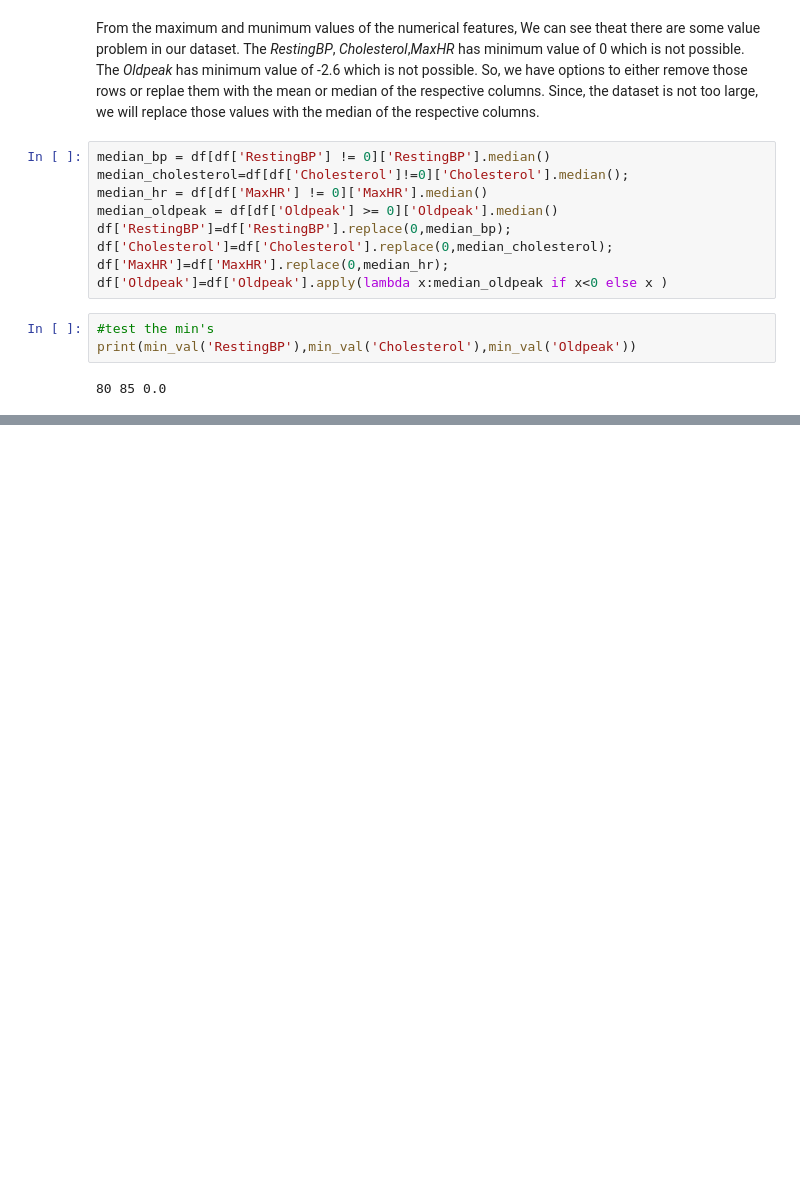
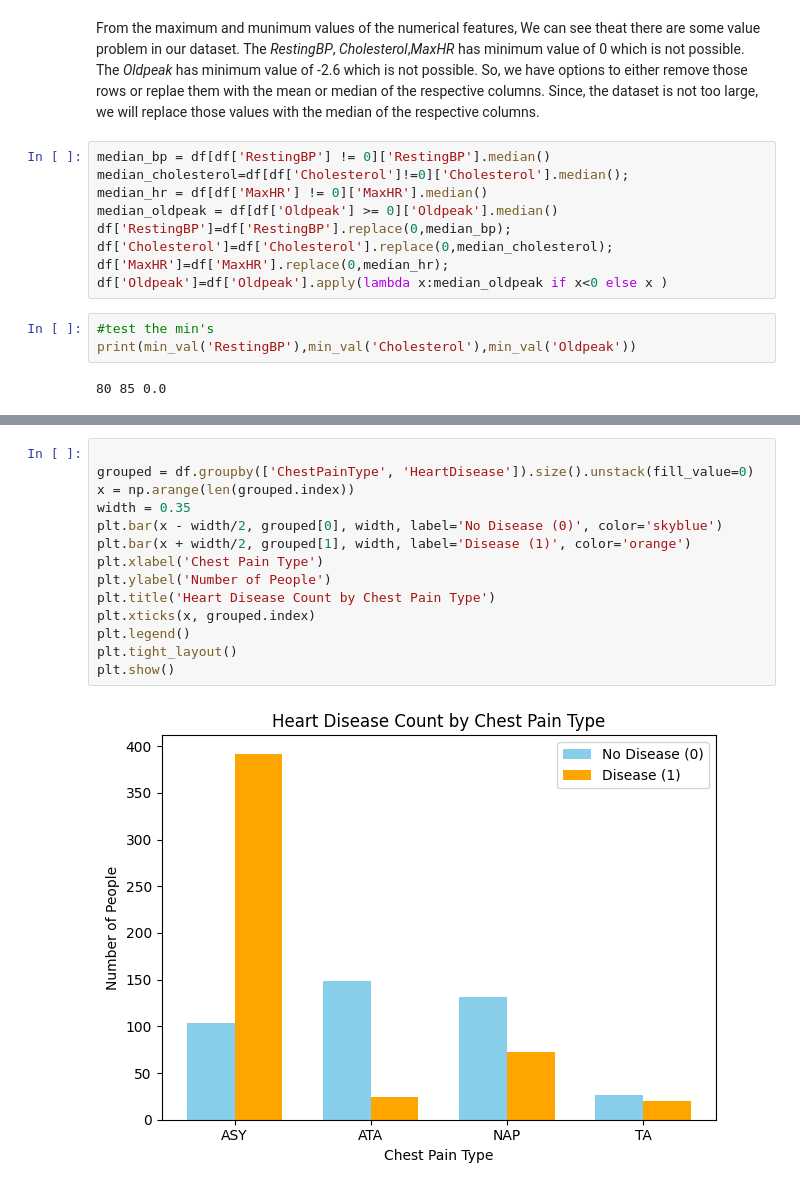
Before and after one commit to Soumodwip-Mondal/Heart_Disease_Data_Analysis_And_Prediction, a Jupyter notebook: Analysis.ipynb, the cells around one changed output, grey strips where cells are left out. Cells and saved outputs as stored; diff of their text form; blank space fills up the shorter version.

```diff
--- a/Analysis.ipynb
+++ b/Analysis.ipynb
@@ -98,0 +122,16 @@ print(min_val('RestingBP'),min_val('Cholesterol'),min_val('Oldpeak'))
+# %%
+
+grouped = df.groupby(['ChestPainType', 'HeartDisease']).size().unstack(fill_value=0)
+x = np.arange(len(grouped.index))
+width = 0.35
+plt.bar(x - width/2, grouped[0], width, label='No Disease (0)', color='skyblue')
+plt.bar(x + width/2, grouped[1], width, label='Disease (1)', color='orange')
+plt.xlabel('Chest Pain Type')
+plt.ylabel('Number of People')
+plt.title('Heart Disease Count by Chest Pain Type')
+plt.xticks(x, grouped.index)
+plt.legend()
+plt.tight_layout()
+plt.show()
+# %% [output]
+[figure, added]
```
Also changed, not shown: parts of 4 cells of this notebook.
